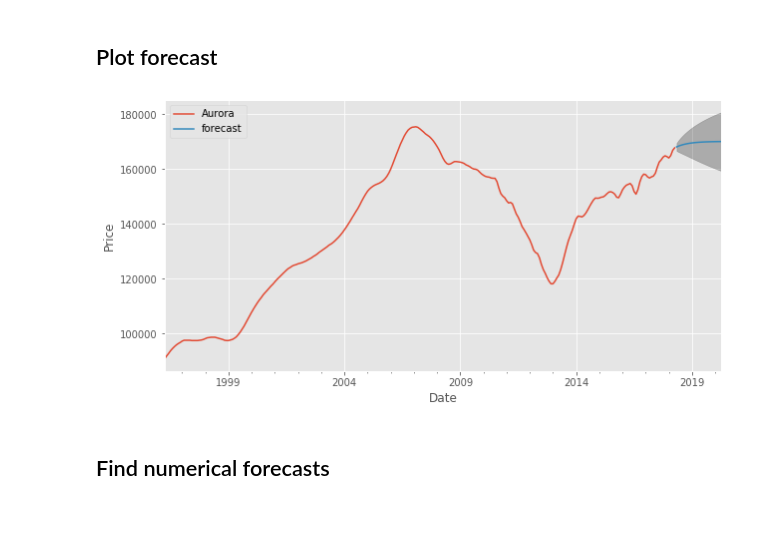
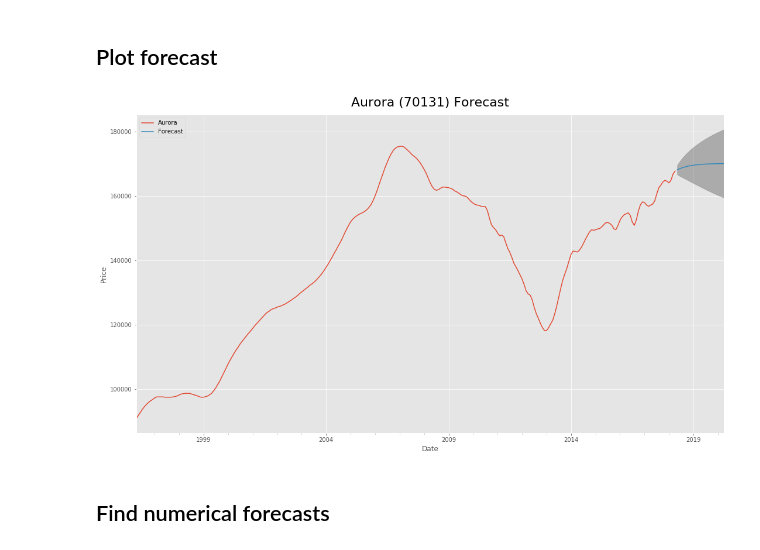
Before and after one commit to halpert3/flatiron-mod4-project, a Jupyter notebook: notebooks/4-forecasting.ipynb, the cells around one changed output. Saved outputs shown, nothing was run; the diff lists cells and outputs as text; code cells hidden in the pictures; blank space fills up the shorter version.

```diff
--- a/notebooks/4-forecasting.ipynb
+++ b/notebooks/4-forecasting.ipynb
@@ -99,18 +109,22 @@ prediction = aurora_output.get_forecast(steps=24)
 # Get confidence intervals of forecasts
 pred_conf = prediction.conf_int()
 # %%
-ax = aurora.plot(label='observed', figsize=(10,5))
-prediction.predicted_mean.plot(ax=ax, label='forecast')
+ax = aurora.plot(label='observed', figsize=(18,10))
+prediction.predicted_mean.plot(ax=ax, label='Forecast')
 ax.fill_between(pred_conf.index,
                 pred_conf.iloc[:, 0],
                 pred_conf.iloc[:, 1], color='k', alpha=0.25)
 ax.set_xlabel('Date')
 ax.set_ylabel('Price')
 
+plt.title("Aurora (70131) Forecast", fontsize=22, pad=14)
 plt.legend(loc="upper left")
+
+plt.savefig(r'../images/aurora_full_model_forecast.png')
+
 plt.show()
 # %% [output]
-[figure, old version]
+[figure, new version]
 # %% [markdown]
 ## Find numerical forecasts
 # %%
```
Also changed, not shown: parts of 4 cells of this notebook, 12 other files.
